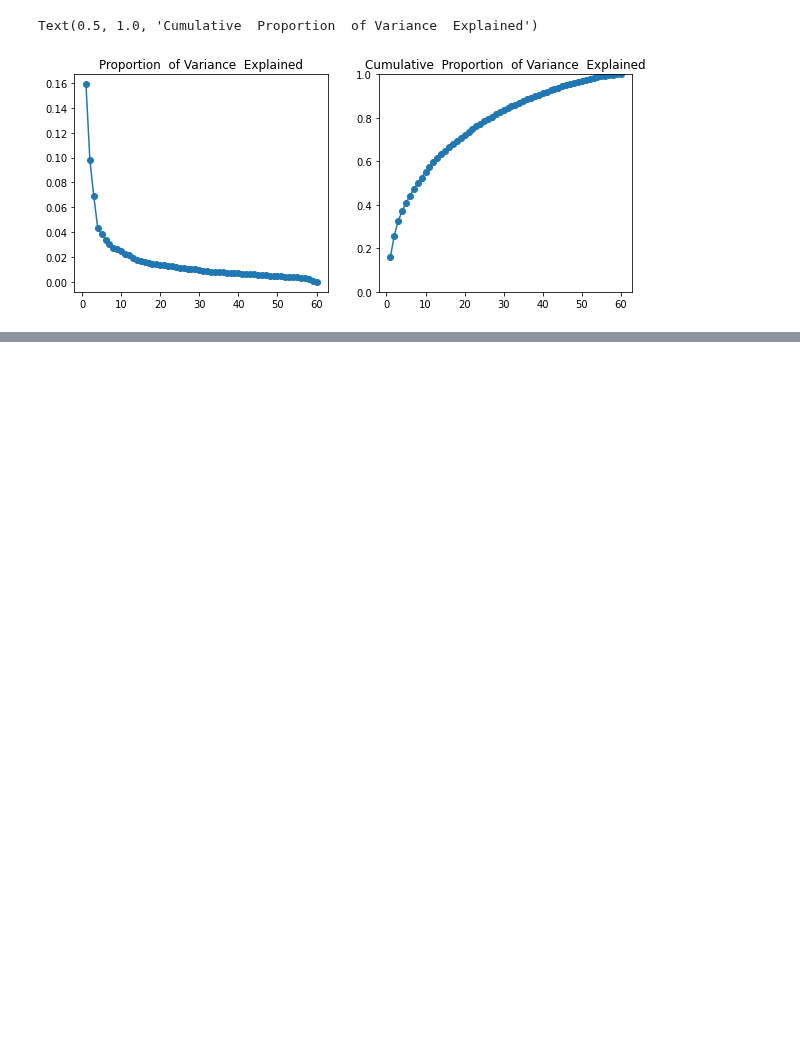
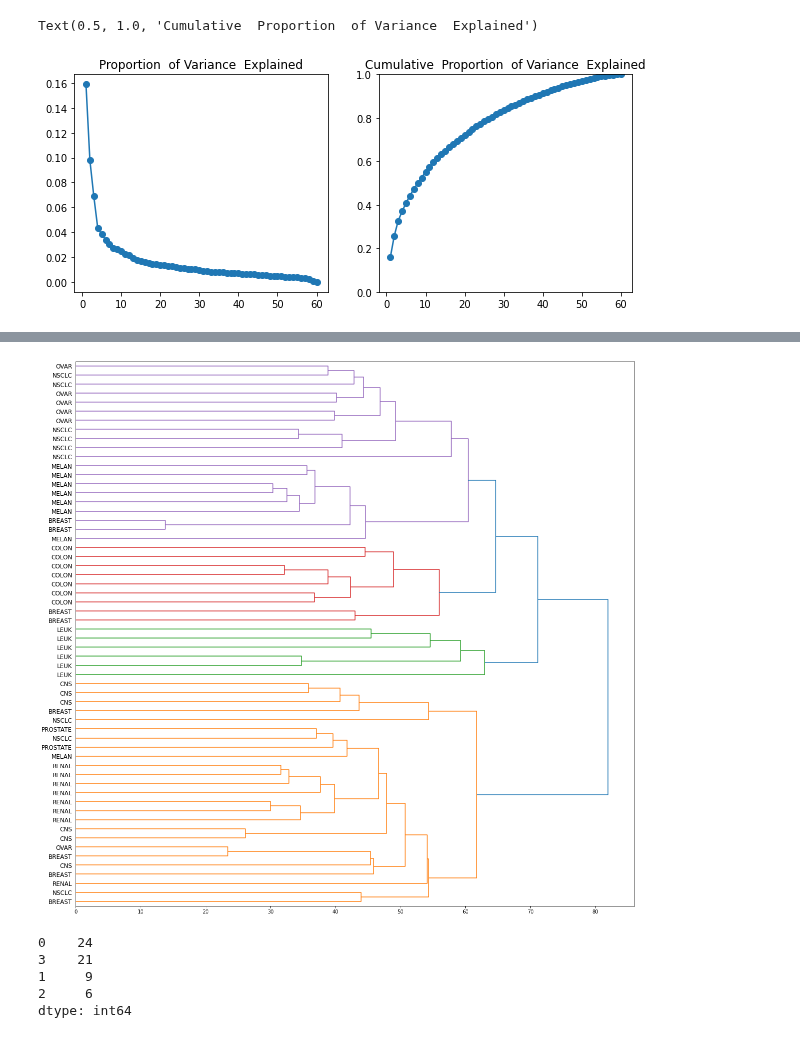
Before and after one commit to vivialprt/ISLR, a Jupyter notebook: Chapter10/Labs.ipynb, the cells around one changed output, grey strips where cells are left out. Cells and saved outputs as stored; diff of their text form; code cells hidden in the pictures; blank space fills up the shorter version.

```diff
--- a/Chapter10/Labs.ipynb
+++ b/Chapter10/Labs.ipynb
@@ -272,0 +241,17 @@ dn = hierarchy.dendrogram(Z, labels=types)
+# %%
+plt.figure(figsize=[20,20])
+Z = hierarchy.linkage(data, 'complete')
+hierarchy.dendrogram(Z, labels=types_str, orientation='right', color_threshold=64, leaf_font_size=12);
+# %% [output]
+[figure, added]
+# %%
+km = KMeans(n_clusters=4, n_init=50, init='random', random_state=seed)
+km.fit(data)
+kmeans_clusters = km.labels_
+pd.Series(kmeans_clusters).value_counts()
+# %% [output]
+0    24
+3    21
+1     9
+2     6
+dtype: int64
```
Also changed, not shown: parts of 11 cells of this notebook, 1 other file.
